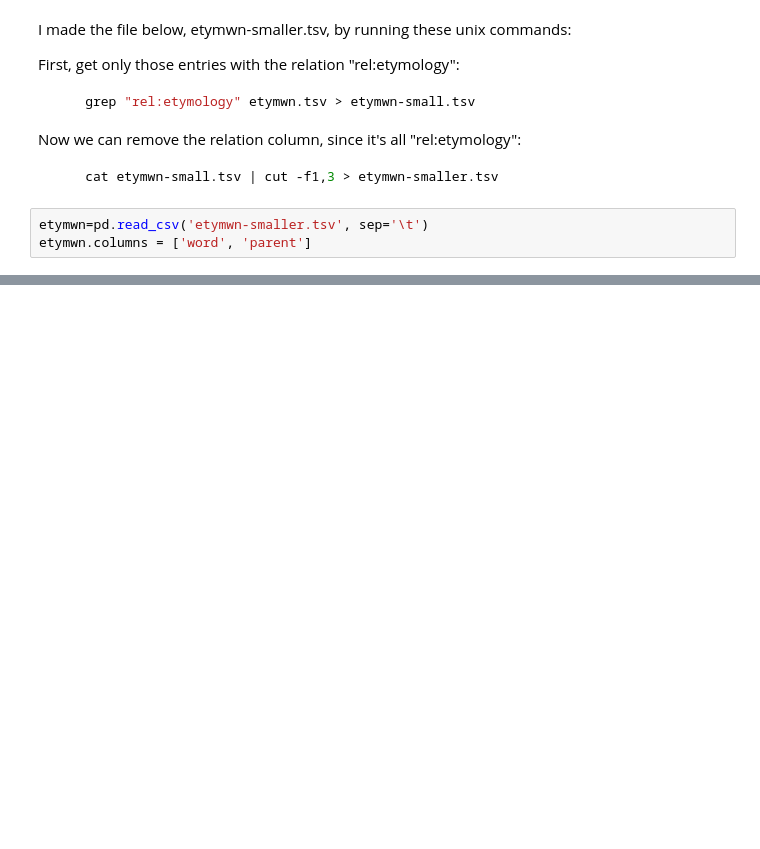
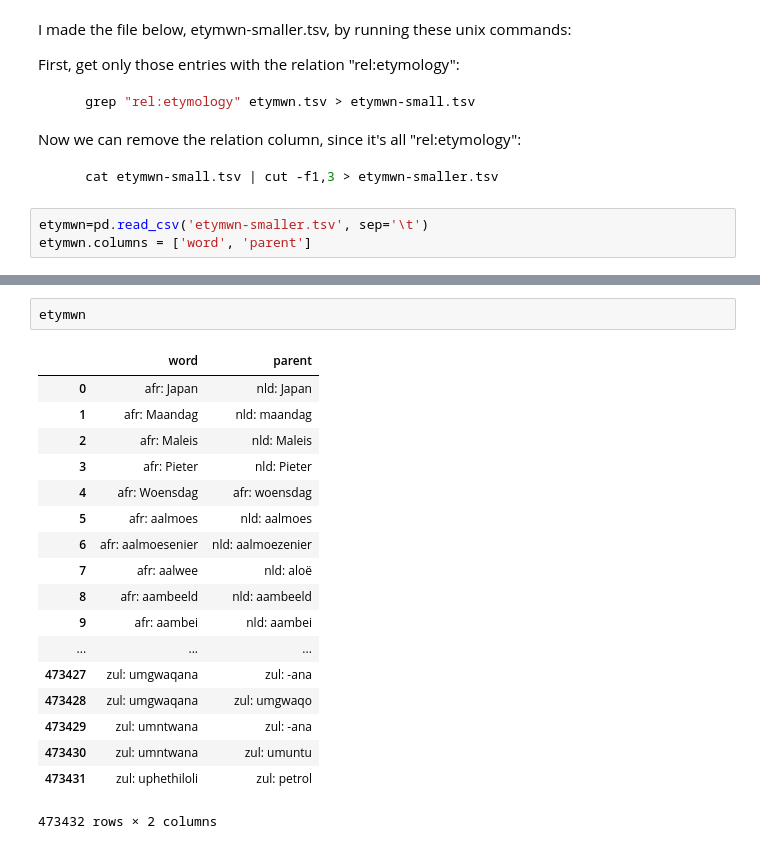
Before and after one commit to JonathanReeve/macro-etym, a Jupyter notebook: macro-etym.ipynb, the cells around one changed output, grey strips where cells are left out. Saved outputs shown, nothing was run; the diff lists cells and outputs as text; blank space fills up the shorter version.

```diff
--- a/macro-etym.ipynb
+++ b/macro-etym.ipynb
@@ -156,0 +32,21 @@ class Text():
+# %%
+etymwn
+# %% [output]
+|  | word | parent |
+| 0 | afr: Japan | nld: Japan |
+| 1 | afr: Maandag | nld: maandag |
+| 2 | afr: Maleis | nld: Maleis |
+| 3 | afr: Pieter | nld: Pieter |
+| 4 | afr: Woensdag | afr: woensdag |
+| 5 | afr: aalmoes | nld: aalmoes |
+| 6 | afr: aalmoesenier | nld: aalmoezenier |
+| 7 | afr: aalwee | nld: aloë |
+| 8 | afr: aambeeld | nld: aambeeld |
+| 9 | afr: aambei | nld: aambei |
+| ... | ... | ... |
+| 473427 | zul: umgwaqana | zul: -ana |
+| 473428 | zul: umgwaqana | zul: umgwaqo |
+| 473429 | zul: umntwana | zul: -ana |
+| 473430 | zul: umntwana | zul: umuntu |
+| 473431 | zul: uphethiloli | zul: petrol |
+473432 rows × 2 columns
```
Also changed, not shown: parts of 15 cells of this notebook.
